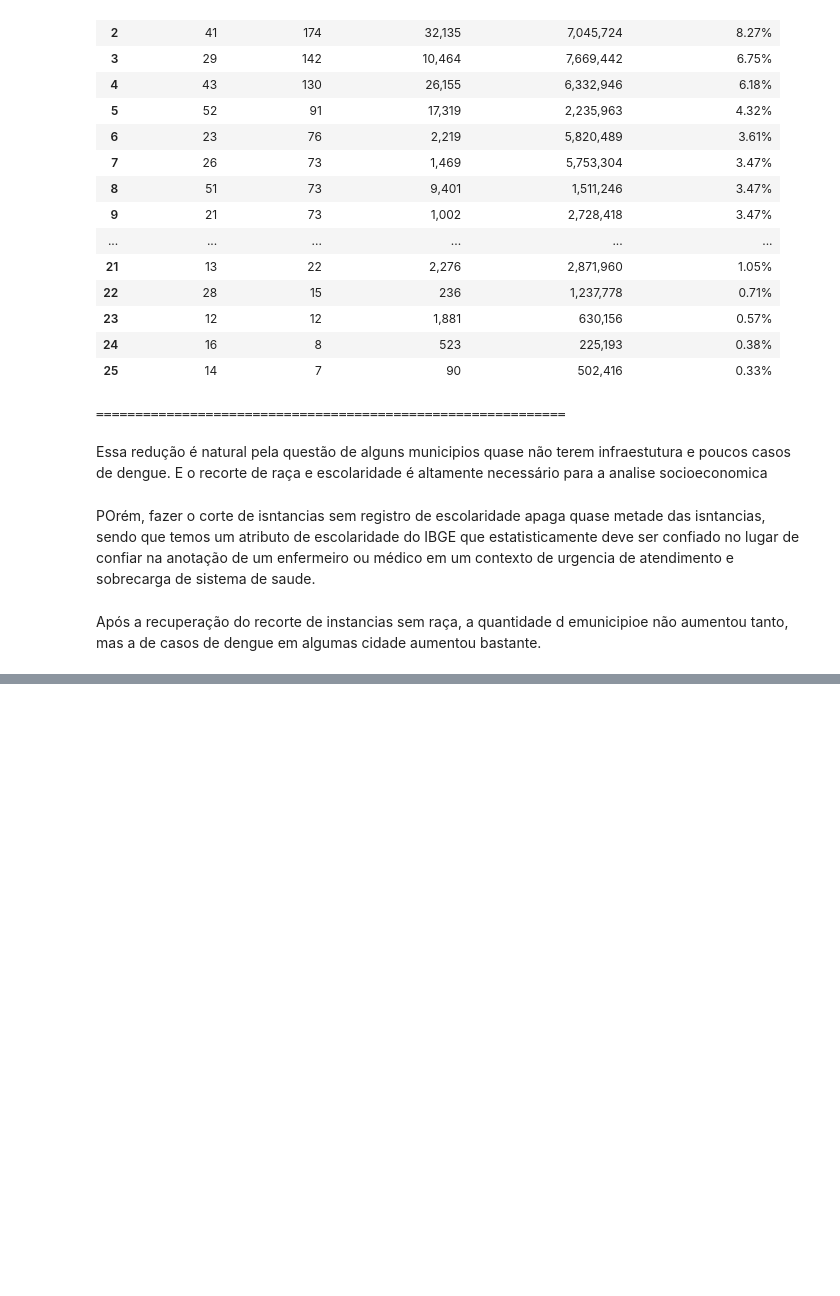
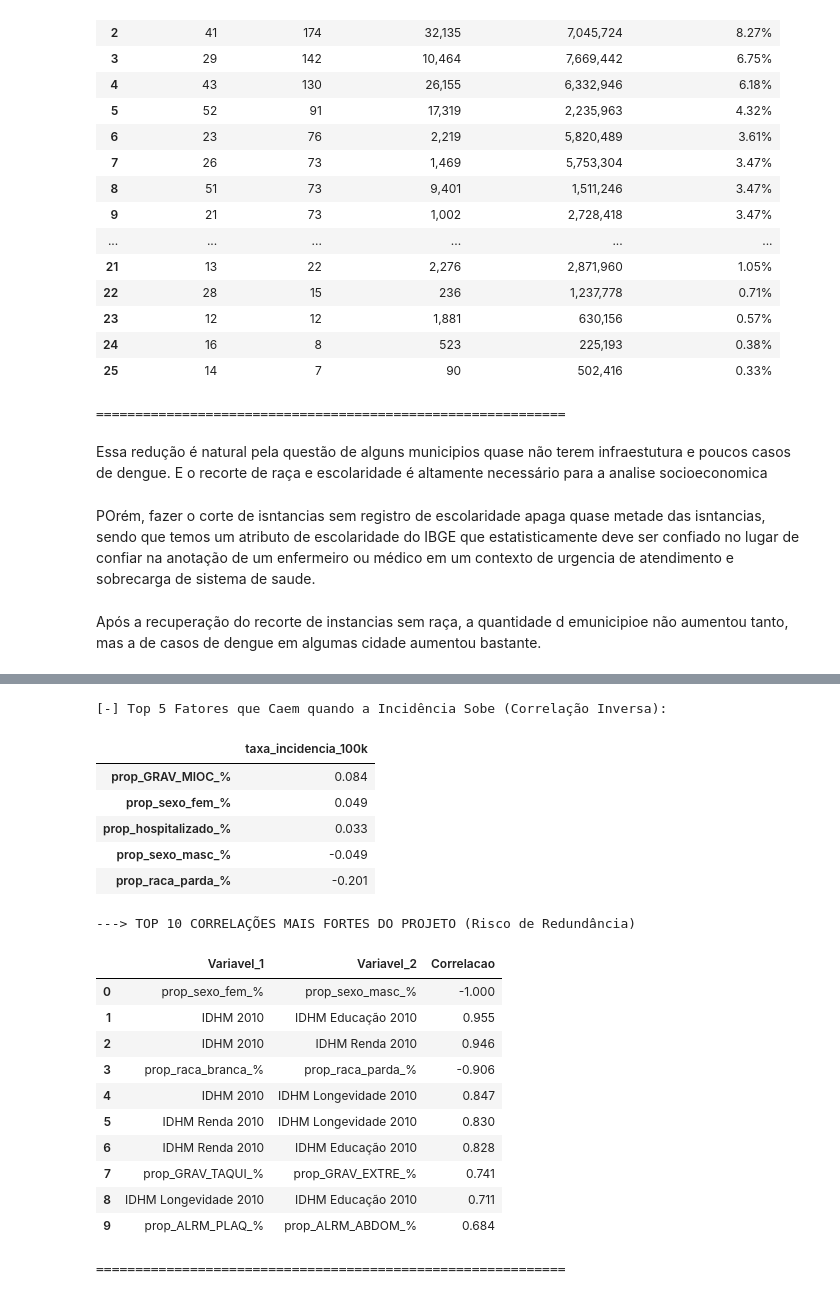
Before and after one commit to TrindadeBc/cd2-projeto-3, a Jupyter notebook: Projeto_CD2_Analise_Epidem_DATASUS.ipynb, the cells around one changed output, grey strips where cells are left out. Drawn from its saved outputs; the diff is of its cells as text; code cells hidden in the pictures; blank space fills up the shorter version.

```diff
--- a/Projeto_CD2_Analise_Epidem_DATASUS.ipynb
+++ b/Projeto_CD2_Analise_Epidem_DATASUS.ipynb
@@ -834,0 +989,57 @@ Após a recuperação do recorte de instancias sem raça, a quantidade d emunici
+# %%
+import pandas as pd
+import numpy as np
+
+print("="*60)
+print(" CORREÇÃO DO IDH E REAVALIAÇÃO DE CORRELAÇÕES")
+print("="*60)
+
+# ==============================================================================
+# 1. CORREÇÃO DA VÍRGULA NAS COLUNAS DE IDH
+# ==============================================================================
+# Procura todas as colunas que tenham "IDH" no nome
+colunas_idh = [col for col in df_final.columns if 'IDH' in col.upper()]
+
+for col in colunas_idh:
+    if df_final[col].dtype == 'object': # Se o Pandas estiver lendo como texto
+        # Troca a vírgula por ponto e força a conversão para número decimal (float)
+        df_final[col] = df_final[col].astype(str).str.replace(',', '.', regex=False)
+        df_final[col] = pd.to_numeric(df_final[col], errors='coerce')
+
+print(f"[OK] As seguintes colunas de IDH foram convertidas para número: {colunas_idh}")
+
+# ==============================================================================
+# 2. REFAZENDO A MATRIZ DE CORRELAÇÃO (Agora com o IDH!)
+# ==============================================================================
+cols_numericas = df_final.select_dtypes(include=['float64', 'int64', 'int32']).columns.tolist()
+cols_ignorar = ['ID_MN_RESI', 'populacao', 'total_casos_dengue']
+cols_analise = [c for c in cols_numericas if c not in cols_ignorar]
+
+matriz_corr = df_final[cols_analise].corr(method='spearman')
+
+# ==============================================================================
+# 3. EXTRAÇÃO DOS NOVOS INSIGHTS
+# ==============================================================================
+corr_lista = matriz_corr.unstack().reset_index()
+corr_lista.columns = ['Variavel_1', 'Variavel_2', 'Correlacao']
+corr_lista = corr_lista[corr_lista['Variavel_1'] != corr_lista['Variavel_2']]
+corr_lista['Par'] = corr_lista.apply(lambda r: frozenset([r['Variavel_1'], r['Variavel_2']]), axis=1)
+corr_lista = corr_lista.drop_duplicates(subset=['Par']).drop(columns=['Par'])
+corr_lista['Força_Absoluta'] = corr_lista['Correlacao'].abs()
+
+alvo = 'taxa_incidencia_100k'
+if alvo in matriz_corr.columns:
+    print(f"\n---> O QUE AUMENTA E DIMINUI A TAXA DE INCIDÊNCIA? (COM IDH)")
+    corr_alvo = matriz_corr[[alvo]].drop(alvo).sort_values(by=alvo, ascending=False)
+
+    print("\n[+] Top 5 Fatores que Crescem JUNTO com a Incidência:")
+    display(corr_alvo.head(5).round(3))
+
+    print("\n[-] Top 5 Fatores que Caem quando a Incidência Sobe (Correlação Inversa):")
+    display(corr_alvo.tail(5).round(3))
+
+print("\n---> TOP 10 CORRELAÇÕES MAIS FORTES DO PROJETO (Risco de Redundância)")
+top_fortes = corr_lista.sort_values(by='Força_Absoluta', ascending=False).head(10)
+display(top_fortes[['Variavel_1', 'Variavel_2', 'Correlacao']].round(3).reset_index(drop=True))
+print("="*60)
+# %% [output]
@@ -834,0 +1060,20 @@ Após a recuperação do recorte de instancias sem raça, a quantidade d emunici
+[-] Top 5 Fatores que Caem quando a Incidência Sobe (Correlação Inversa):
+|  | taxa_incidencia_100k |
+| prop_GRAV_MIOC_% | 0.084 |
+| prop_sexo_fem_% | 0.049 |
+| prop_hospitalizado_% | 0.033 |
+| prop_sexo_masc_% | -0.049 |
+| prop_raca_parda_% | -0.201 |
+---> TOP 10 CORRELAÇÕES MAIS FORTES DO PROJETO (Risco de Redundância)
+|  | Variavel_1 | Variavel_2 | Correlacao |
+| 0 | prop_sexo_fem_% | prop_sexo_masc_% | -1.000 |
+| 1 | IDHM 2010 | IDHM Educação 2010 | 0.955 |
+| 2 | IDHM 2010 | IDHM Renda 2010 | 0.946 |
+| 3 | prop_raca_branca_% | prop_raca_parda_% | -0.906 |
+| 4 | IDHM 2010 | IDHM Longevidade 2010 | 0.847 |
+| 5 | IDHM Renda 2010 | IDHM Longevidade 2010 | 0.830 |
+| 6 | IDHM Renda 2010 | IDHM Educação 2010 | 0.828 |
+| 7 | prop_GRAV_TAQUI_% | prop_GRAV_EXTRE_% | 0.741 |
+| 8 | IDHM Longevidade 2010 | IDHM Educação 2010 | 0.711 |
+| 9 | prop_ALRM_PLAQ_% | prop_ALRM_ABDOM_% | 0.684 |
+============================================================
```
Also changed, not shown: parts of 15 cells of this notebook.
